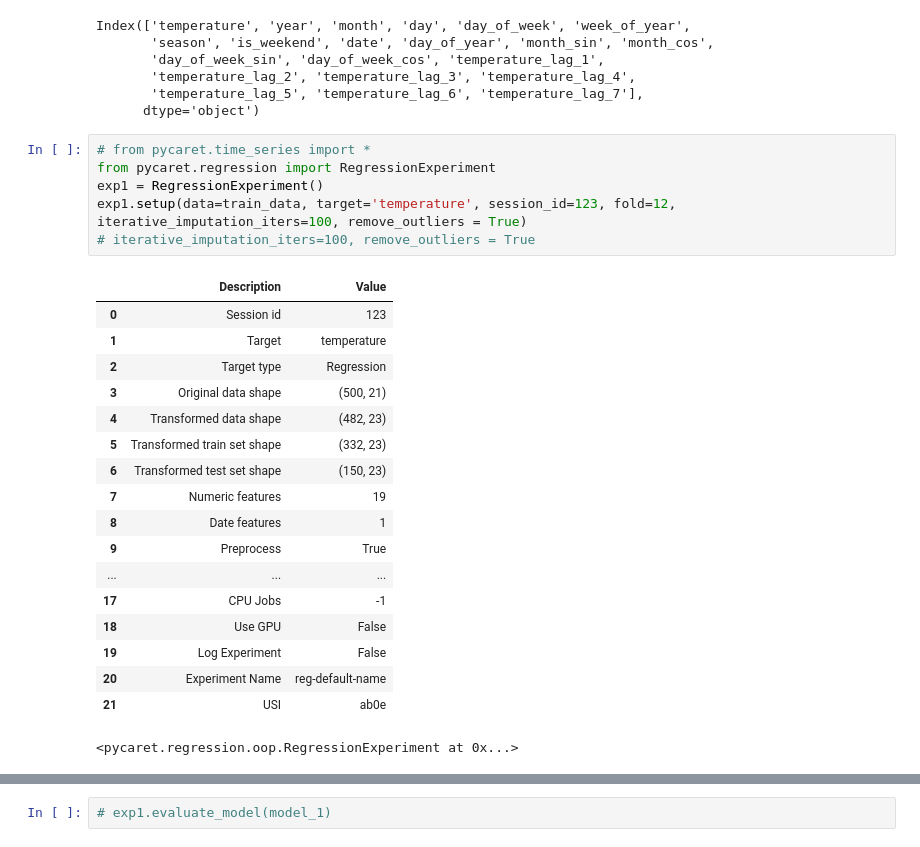
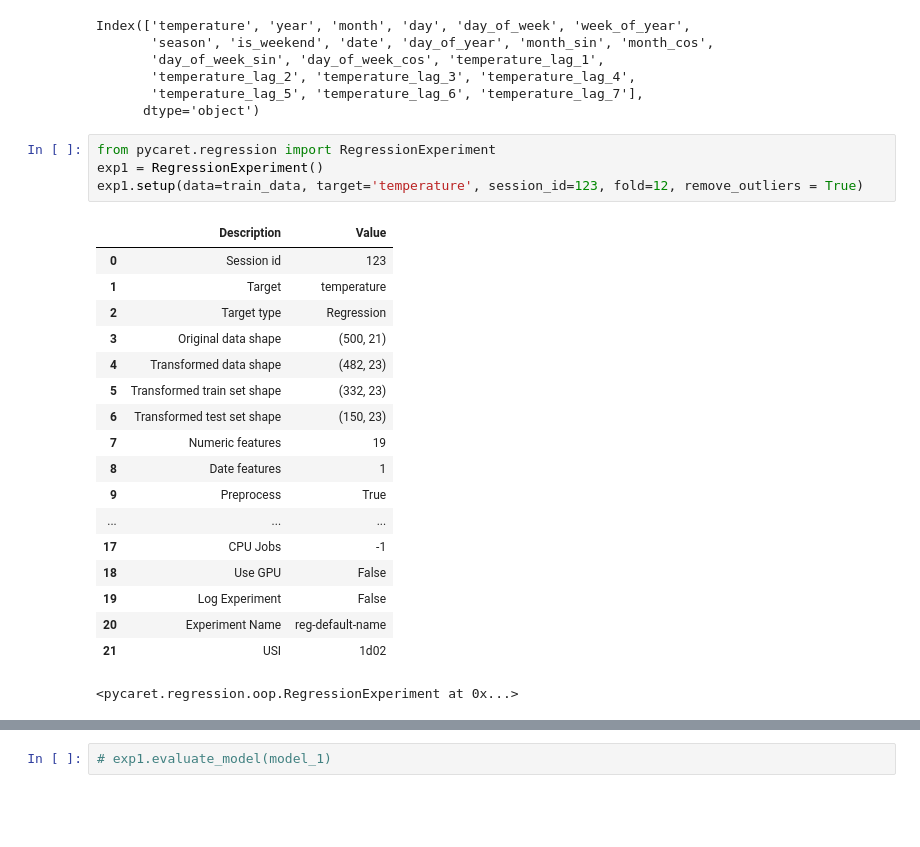
Before and after one commit to Anandaa69/PM2.5_Pycaret, a Jupyter notebook: Surat/train_process/temp_jsps01.ipynb/pycaret_train_jsps01_temp.ipynb, the cells around one changed output, grey strips where cells are left out. Saved outputs shown, nothing was run; the diff lists cells and outputs as text; blank space fills up the shorter version.

```diff
--- a/Surat/train_process/temp_jsps01.ipynb/pycaret_train_jsps01_temp.ipynb
+++ b/Surat/train_process/temp_jsps01.ipynb/pycaret_train_jsps01_temp.ipynb
@@ -158,29 +158,27 @@ Index(['temperature', 'year', 'month', 'day', 'day_of_week', 'week_of_year',
        'temperature_lag_5', 'temperature_lag_6', 'temperature_lag_7'],
       dtype='object')
 # %%
-# from pycaret.time_series import *
 from pycaret.regression import RegressionExperiment
 exp1 = RegressionExperiment()
-exp1.setup(data=train_data, target='temperature', session_id=123, fold=12, iterative_imputation_iters=100, remove_outliers = True)
-# iterative_imputation_iters=100, remove_outliers = True
+exp1.setup(data=train_data, target='temperature', session_id=123, fold=12, remove_outliers = True)
 # %% [output]
 |  | Description | Value |
 | 0 | Session id | 123 |
 | 1 | Target | temperature |
 | 2 | Target type | Regression |
 | 3 | Original data shape | (500, 21) |
 | 4 | Transformed data shape | (482, 23) |
 | 5 | Transformed train set shape | (332, 23) |
 | 6 | Transformed test set shape | (150, 23) |
 | 7 | Numeric features | 19 |
 | 8 | Date features | 1 |
 | 9 | Preprocess | True |
 | ... | ... | ... |
 | 17 | CPU Jobs | -1 |
 | 18 | Use GPU | False |
 | 19 | Log Experiment | False |
 | 20 | Experiment Name | reg-default-name |
-| 21 | USI | ab0e |
+| 21 | USI | 1d02 |
 <pycaret.regression.oop.RegressionExperiment at 0x...>
 # %%
 # compare baseline models
```
Also changed, not shown: parts of 9 cells of this notebook, 15 other files.
